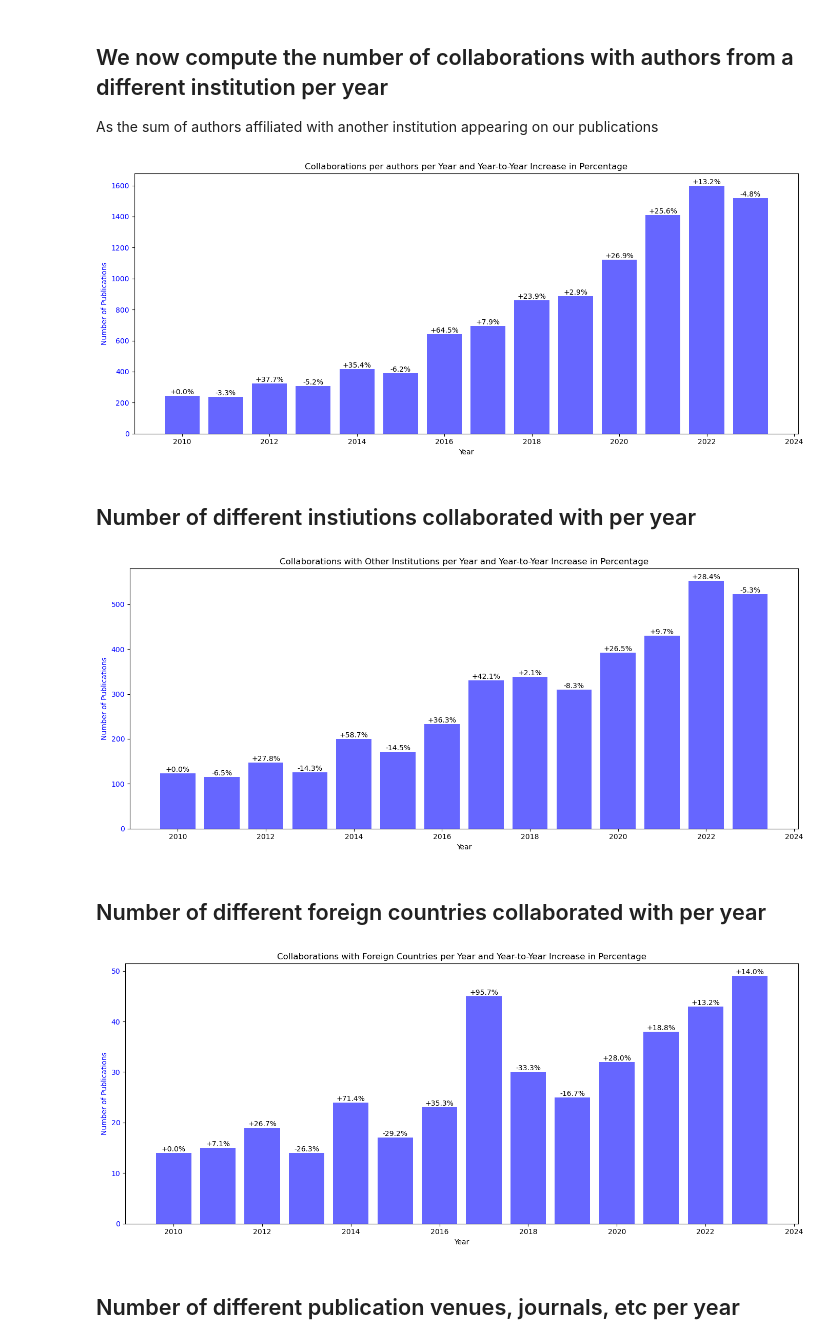
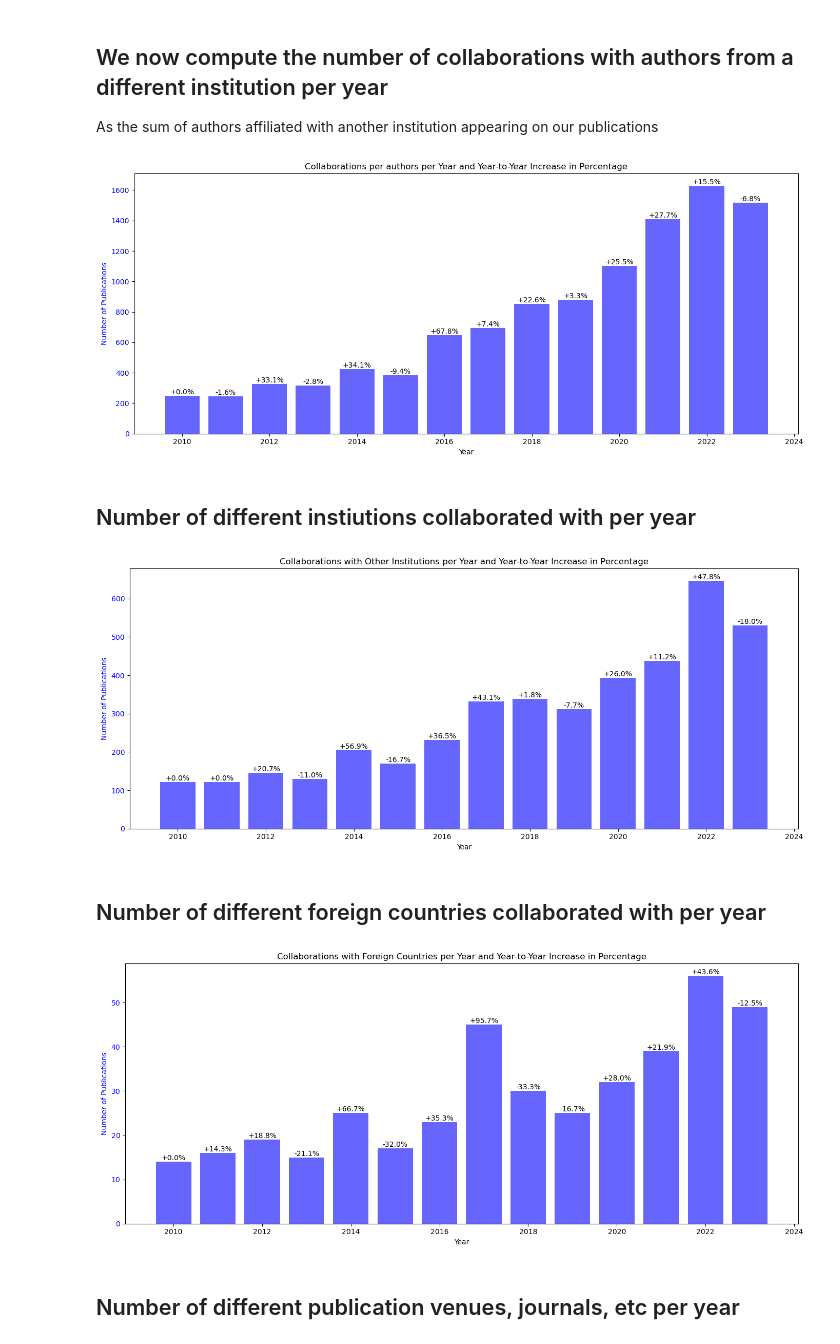
Before and after one commit to boumpteryx/Publication-statistics, a Jupyter notebook: MGHIHP_Statistics.ipynb, the cells around one changed output. Saved outputs shown, nothing was run; the diff lists cells and outputs as text; code cells hidden in the pictures.

```diff
--- a/MGHIHP_Statistics.ipynb
+++ b/MGHIHP_Statistics.ipynb
@@ -89,0 +101,36 @@ Data saved to IHP2024.json
+# %%
+# Specify the CSV file where you want to save the information
+csv_file_path = 'output_data.csv'  # Update this to your desired CSV file path
+
+# Define the CSV headers
+headers = ['ID', 'Title', 'Publication Year', 'Authors', 'Cited By Count', 'Author Affiliations']
+
+# Write data to the CSV file
+with open(csv_file_path, 'w', newline='', encoding='utf-8') as csvfile:
+    writer = csv.DictWriter(csvfile, fieldnames=headers)
+    writer.writeheader()
+
+    for publication in data:
+        # Extract relevant information from each publication
+        pub_id = publication.get('id')
+        title = publication.get('title')
+        pub_year = publication.get('publication_year')
+        cited_by_count = publication.get('cited_by_count', 0)
+
+        # Concatenate author names
+        authors = ', '.join([authorship.get('author', {}).get('display_name', 'N/A') for authorship in publication.get('authorships', [])])
+
+        # Concatenate all affiliations for all authors
+        affiliations = '; '.join([', '.join([inst.get('display_name', 'N/A') for inst in authorship.get('institutions', [])]) for authorship in publication.get('authorships', [])])
+
+        # Write the publication data to the CSV
+        writer.writerow({
+            'ID': pub_id,
+            'Title': title,
+            'Publication Year': pub_year,
+            'Authors': authors,
+            'Cited By Count': cited_by_count,
+            'Author Affiliations': affiliations
+        })
+
+print(f"Data successfully written to {csv_file_path}")
@@ -177,7 +226,7 @@ author_counts_excluding_institution = count_authors_excluding_institution_all_ye
 # Plotting the result
 plot_publications_with_dynamic_sizing(author_counts_excluding_institution, begin, end, "Collaborations per authors")
 # %% [output]
-[figure, old version]
+[figure, new version]
 # %% [markdown]
 ## Number of different instiutions collaborated with per year
 # %%
@@ -204,12 +253,12 @@ def count_unique_collaborating_institutions_all_years(data, excluded_institution
     return collaborating_institution_counts
 
 # Count unique collaborating institutions per year, excluding a specific institution
-collaborating_institutions_counts = count_unique_collaborating_institutions_all_years(data, excluded_institution_id)
+collaborating_institutions_counts = count_unique_collaborating_institutions_all_years(data, home_institution)
 
 # Plotting the result
 plot_publications_with_dynamic_sizing(collaborating_institutions_counts, begin, end, "Collaborations with Other Institutions")
 # %% [output]
-[figure, old version]
+[figure, new version]
 # %% [markdown]
 ## Number of different foreign countries collaborated with per year
 # %%
@@ -217,35 +266,35 @@ def count_unique_collaborating_countries_all_years(data, excluded_institution_id
     unique_countries_by_year = {}
 
     for publication in data:
         year = publication.get('publication_year')
         unique_countries = set()
 
         for authorship in publication.get('authorships', []):
             for institution in authorship.get('institutions', []):
                 # Only consider institutions other than the excluded one
                 if institution['id'] != excluded_institution_id:
                     # Add the country of the institution, if available
                     country_code = institution.get('country_code')
                     if country_code:
                         unique_countries.add(country_code)
 
         if year in unique_countries_by_year:
             unique_countries_by_year[year].update(unique_countries)
         else:
             unique_countries_by_year[year] = unique_countries
 
     # Convert sets to counts
     collaborating_country_counts = {year: len(countries) for year, countries in unique_countries_by_year.items()}
 
     return collaborating_country_counts
 
 # Count unique collaborating countries per year, excluding a specific institution
-collaborating_countries_counts = count_unique_collaborating_countries_all_years(data, excluded_institution_id)
+collaborating_countries_counts = count_unique_collaborating_countries_all_years(data, home_institution)
 
 # Plotting the result
 plot_publications_with_dynamic_sizing(collaborating_countries_counts, begin, end, "Collaborations with Foreign Countries")
 # %% [output]
-[figure, old version]
+[figure, new version]
 # %% [markdown]
 ## Number of different publication venues, journals, etc per year
 # %%
```
Also changed, not shown: parts of 21 cells of this notebook.
